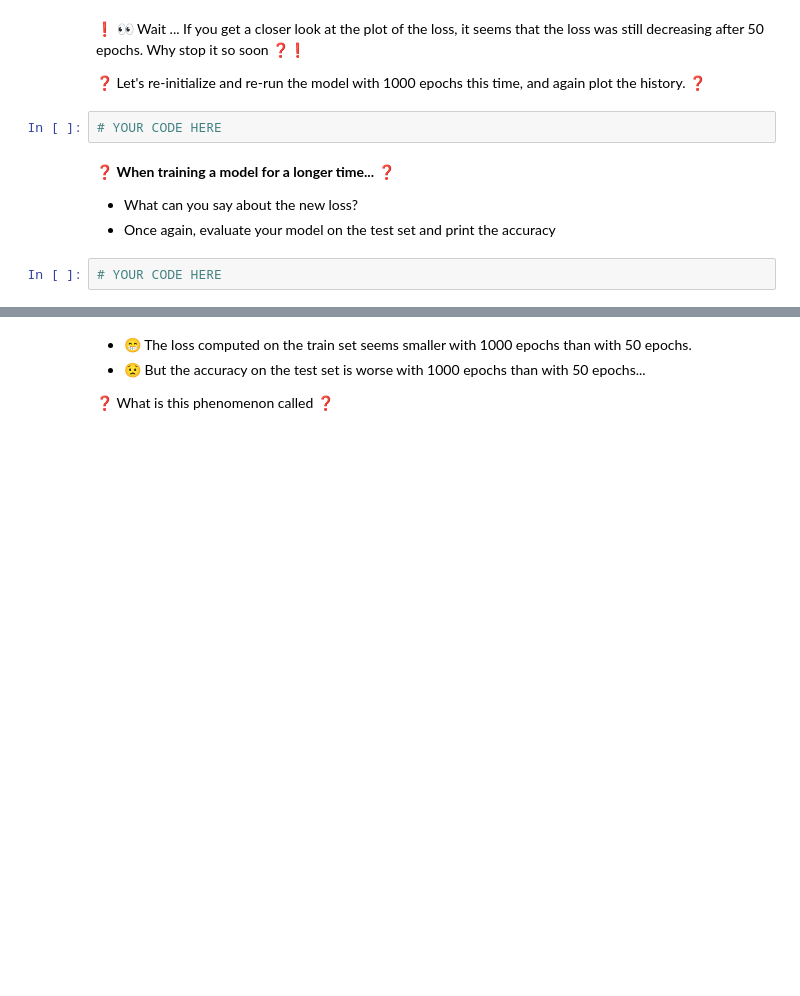
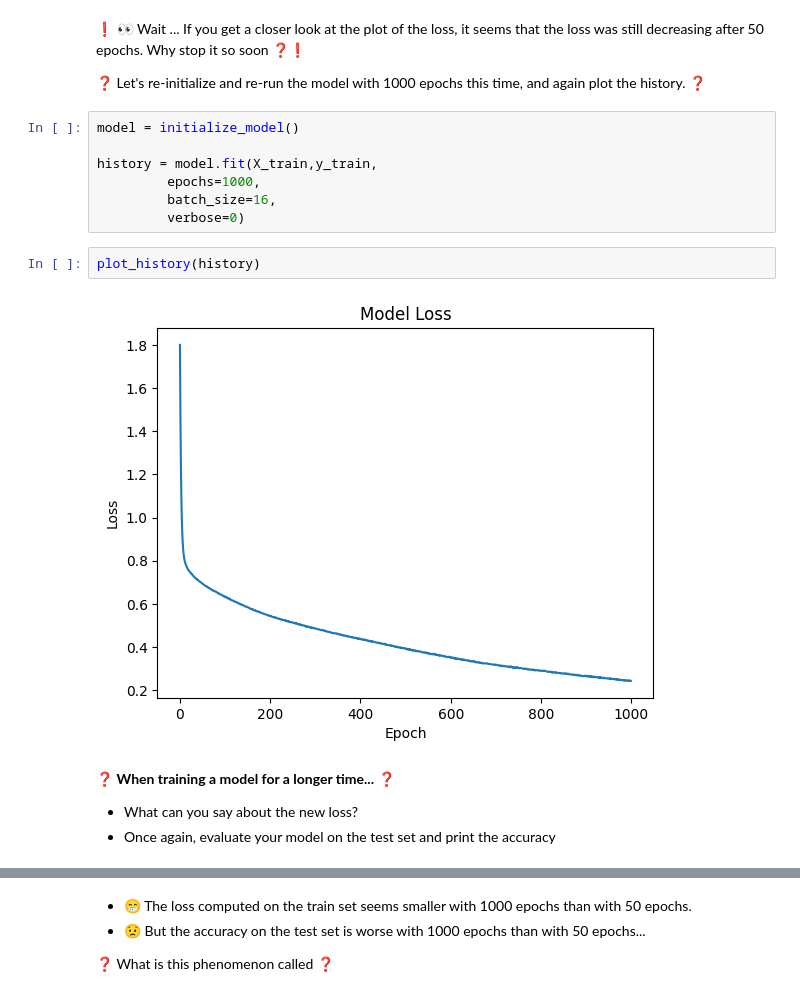
Before and after one commit to multiyumz/data-science-challenges, a Jupyter notebook: data-multiclass-classification/multiclass_classification.ipynb, the cells around one changed output, grey strips where cells are left out. Saved outputs shown, nothing was run; the diff lists cells and outputs as text; blank space fills up the shorter version.

```diff
--- a/data-multiclass-classification/multiclass_classification.ipynb
+++ b/data-multiclass-classification/multiclass_classification.ipynb
@@ -234,11 +303,18 @@ print(result.check())
 ❗ 👀 Wait ... If you get a closer look at the plot of the loss, it seems that the loss was still decreasing after 50 epochs. Why stop it so soon ❓❗
 
 ❓ Let's re-initialize and re-run the model with 1000 epochs this time, and again plot the history. ❓
-# %%
-# YOUR CODE HERE
+# %%
+model = initialize_model()
+
+history = model.fit(X_train,y_train,
+         epochs=1000,
+         batch_size=16,
+         verbose=0)
+# %%
+plot_history(history)
+# %% [output]
+[figure, added]
 # %% [markdown]
 ❓ **When training a model for a longer time...** ❓
 - What can you say about the new loss?
 - Once again, evaluate your model on the test set and print the accuracy
-# %%
-# YOUR CODE HERE
```
Also changed, not shown: parts of 25 cells of this notebook, 3 other files.
